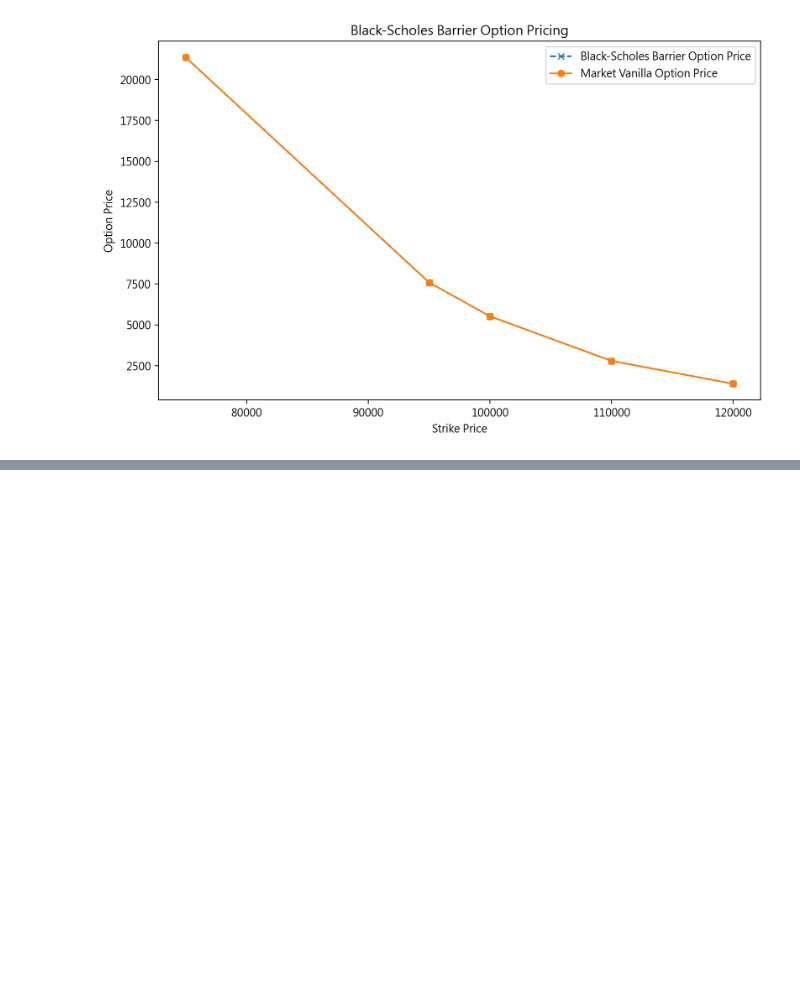
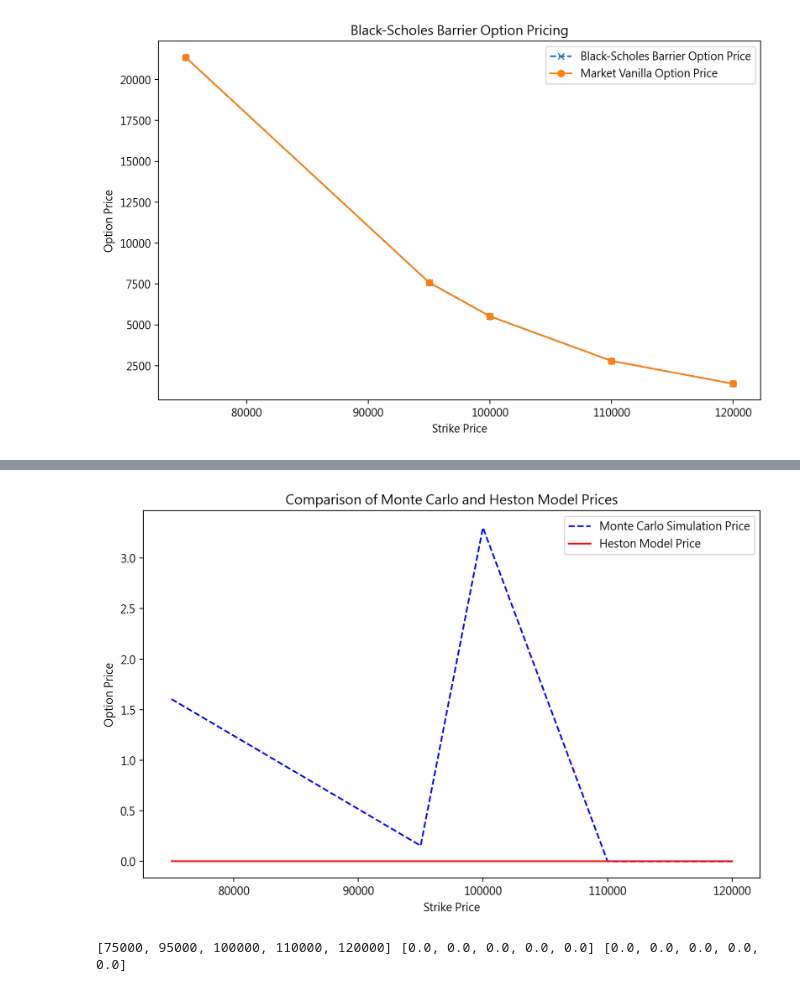
Before and after one commit to Jeremy0827/finance_project, a Jupyter notebook: HSM+Calibration.ipynb, the cells around one changed output, grey strips where cells are left out. Cells and saved outputs as stored; diff of their text form; code cells hidden in the pictures; blank space fills up the shorter version.

Commit message:
Update exotic option code 26w16

```diff
--- a/HSM+Calibration.ipynb
+++ b/HSM+Calibration.ipynb
@@ -361,3 +356,23 @@ Strike: 100000, Barrier Option Price: 5524.47
 Strike: 110000, Barrier Option Price: 2794.97
 Strike: 120000, Barrier Option Price: 1396.94
 [figure]
+# %%
+def HestonModel_MonteCarloSimulation (S0, mu, v0, kappa, theta, sigma, rho, step):
+
+    dt = 1/365
+
+    MU  = np.array([0, 0])
+    COV = np.matrix([[1, rho], [rho, 1]])
+    W   = np.random.multivariate_normal(MU, COV, step)
+    W_S = W[:,0]
+    W_v = W[:,1]
+
+    vt    = np.zeros(step)
+    vt[0] = v0
+    St    = np.zeros(step)
+    St[0] = S0
+
+    for t in range(1, step):
+        vt[t] = np.maximum(vt[t-1] + kappa*(theta - vt[t-1])*dt + sigma*np.sqrt(np.abs(vt[t-1])*dt)*W_v[t], 0)
+        St[t] = St[t-1] + mu*St[t-1]*dt + np.sqrt(np.abs(vt[t-1])*dt)*St[t-1]*W_S[t]
+    return St
@@ -363,0 +399,41 @@ Strike: 120000, Barrier Option Price: 1396.94
+# %%
+boundary = 150000
+path = 10000
+step = int(expiration_dates[1] - calculation_date)
+discount_factor = np.exp(-r * T)
+simulations = []
+model = []
+avg_err = 0
+for i in range(len(strikes)):
+    CT_avr = 0
+    strike = strikes[i]
+    for j in range(path):
+        paths = HestonModel_MonteCarloSimulation(spot, r, v0, kappa, theta, sigma, rho, step)
+        if (paths > boundary).any():
+            CT = 0
+        else:
+            CT = max(paths[-1] - strike, 0) * discount_factor
+    CT_avr += CT
+    CT_avr /= path
+    simulations.append(CT_avr)
+    europeanExercise = ql.EuropeanExercise(maturity)
+    payoff = ql.PlainVanillaPayoff(ql.Option.Call, strike)
+    option = ql.VanillaOption(payoff, europeanExercise)
+    option.setPricingEngine(AHE)
+    model_price = option.NPV()
+    model.append(model_price)
+g = plt.figure(figsize=(10, 6), dpi=200)
+plt.plot(strikes, simulations, linestyle='--', label='Monte Carlo Simulation Price',
+            color='blue')
+plt.plot(strikes, model, linestyle='-', label='Heston Model Price', color='red')
+plt.xlabel('Strike Price')
+plt.ylabel('Option Price')
+plt.title('Comparison of Monte Carlo and Heston Model Prices')
+plt.legend()
+plt.show()
+# %% [output]
+[figure, added]
+# %%
+print(strikes, simulations, model)
+# %% [output]
+[75000, 95000, 100000, 110000, 120000] [0.0, 0.0, 0.0, 0.0, 0.0] [0.0, 0.0, 0.0, 0.0, 0.0]
```
Also changed, not shown: parts of 5 cells of this notebook.
